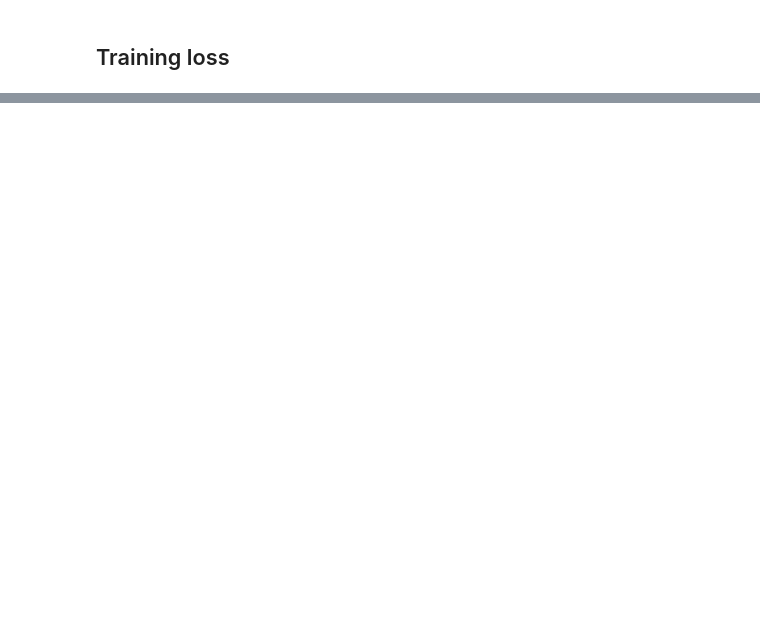
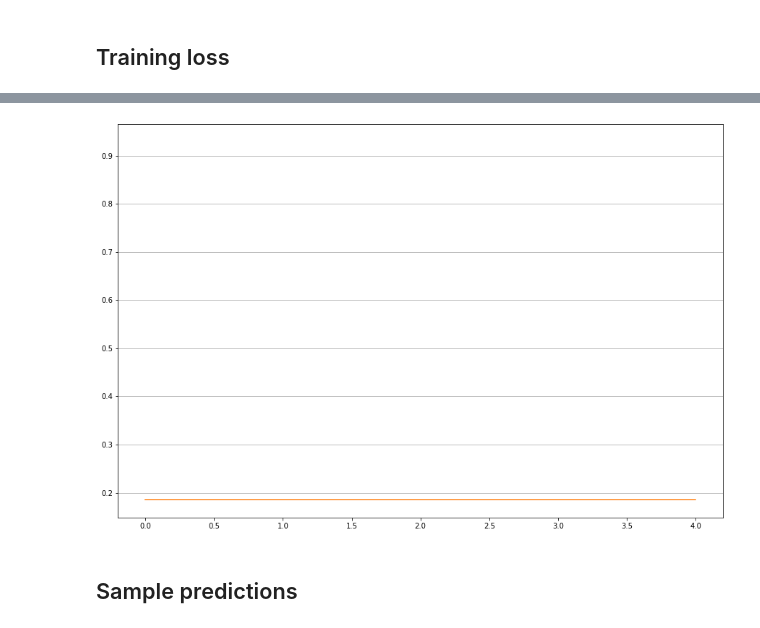
Before and after one commit to bglazer/opisca, a Jupyter notebook: training_logs.ipynb, the cells around one changed output, grey strips where cells are left out. Cells and saved outputs as stored; diff of their text form; code cells hidden in the pictures; blank space fills up the shorter version.

```diff
--- a/training_logs.ipynb
+++ b/training_logs.ipynb
@@ -130,0 +131,10 @@ batch 1310 133    pred,y:   0.874 0.696
+# %%
+validation_loss = matches['validation prediction loss']
+plt.figure(figsize=(15,10))
+plt.grid(axis='y')
+plt.plot(validation_loss)
+_=plt.plot(moving_average(validation_loss,5))
+# %% [output]
+[figure, added]
+# %% [markdown]
+## Sample predictions
```
Also changed, not shown: parts of 20 cells of this notebook.
